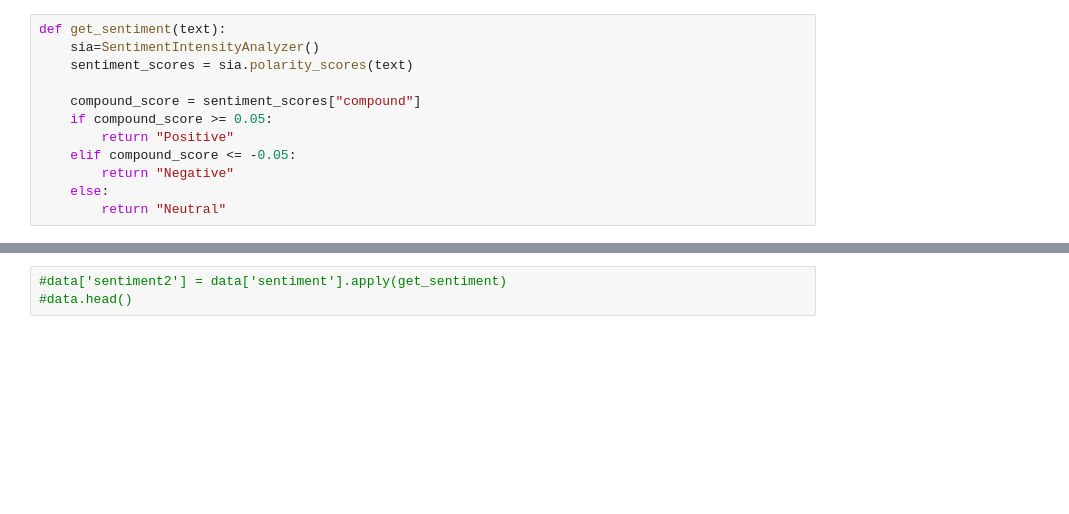
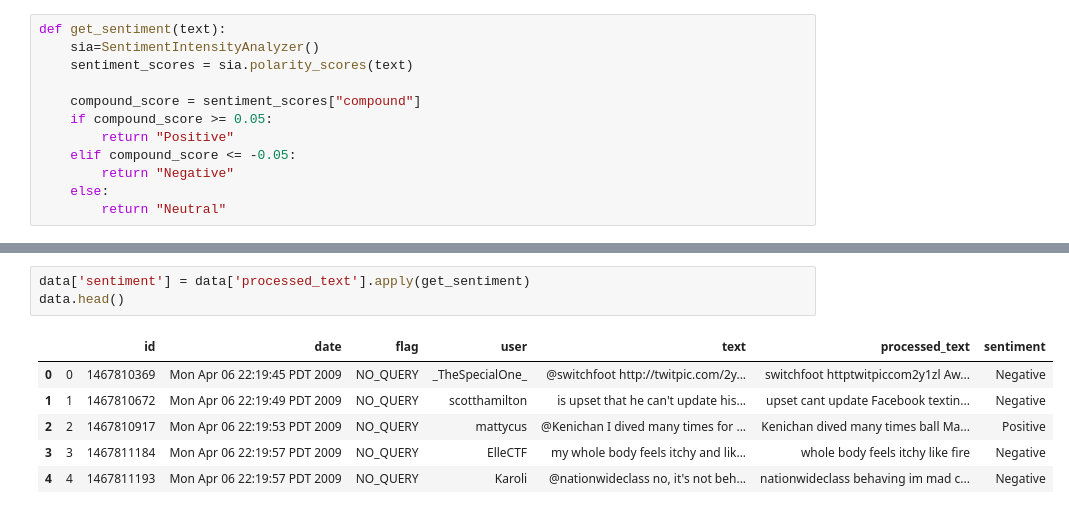
Before and after one commit to sbs23019/MSA_DA_S2_CA2, a Jupyter notebook: S2_CA2_initial.ipynb, the cells around one changed output, grey strips where cells are left out. Drawn from its saved outputs; the diff is of its cells as text; blank space fills up the shorter version.

Commit message:
Sentiment analysis complete

```diff
--- a/S2_CA2_initial.ipynb
+++ b/S2_CA2_initial.ipynb
@@ -107,4 +107,11 @@ data.head()
 # %%
-#data['sentiment2'] = data['sentiment'].apply(get_sentiment)
-#data.head()
+data['sentiment'] = data['processed_text'].apply(get_sentiment)
+data.head()
+# %% [output]
+|  |  | id | date | flag | user | text | processed_text | sentiment |
+| 0 | 0 | 1467810369 | Mon Apr 06 22:19:45 PDT 2009 | NO_QUERY | _TheSpecialOne_ | @switchfoot http://twitpic.com/2y... | switchfoot httptwitpiccom2y1zl Aw... | Negative |
+| 1 | 1 | 1467810672 | Mon Apr 06 22:19:49 PDT 2009 | NO_QUERY | scotthamilton | is upset that he can't update his... | upset cant update Facebook textin... | Negative |
+| 2 | 2 | 1467810917 | Mon Apr 06 22:19:53 PDT 2009 | NO_QUERY | mattycus | @Kenichan I dived many times for ... | Kenichan dived many times ball Ma... | Positive |
+| 3 | 3 | 1467811184 | Mon Apr 06 22:19:57 PDT 2009 | NO_QUERY | ElleCTF | my whole body feels itchy and lik... | whole body feels itchy like fire | Negative |
+| 4 | 4 | 1467811193 | Mon Apr 06 22:19:57 PDT 2009 | NO_QUERY | Karoli | @nationwideclass no, it's not beh... | nationwideclass behaving im mad c... | Negative |
 # %%
```
Also changed, not shown: parts of 9 cells of this notebook.
